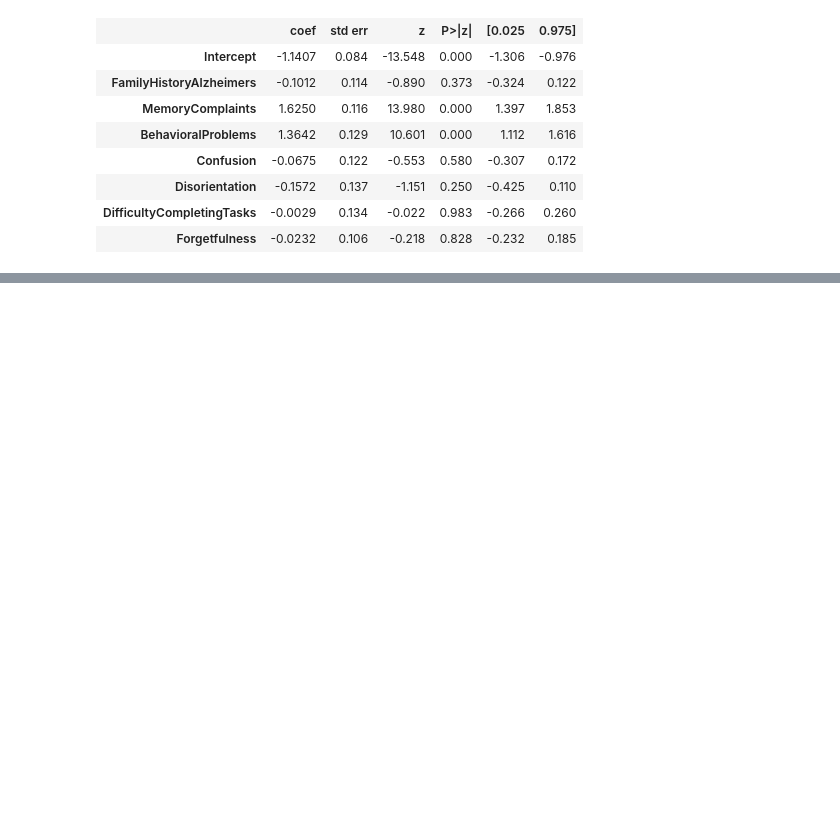
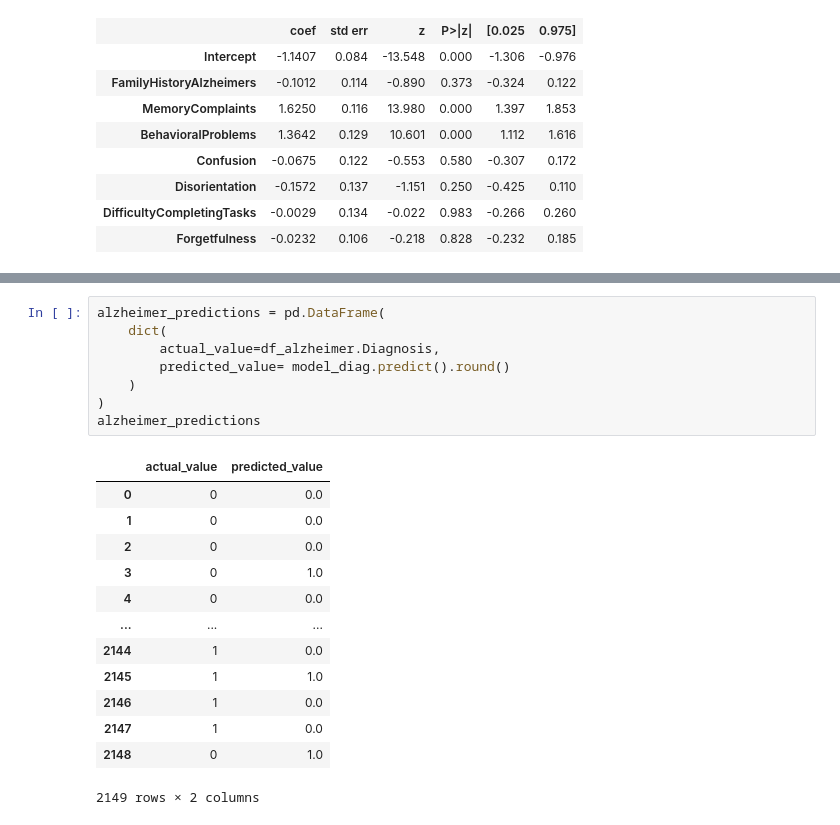
Before and after one commit to cesarmayta/BOOTCAMP_DSG1, a Jupyter notebook: dia3/09_ejercicios_regresione_logistica.ipynb, the cells around one changed output, grey strips where cells are left out. Cells and saved outputs as stored; diff of their text form; blank space fills up the shorter version.

```diff
--- a/dia3/09_ejercicios_regresione_logistica.ipynb
+++ b/dia3/09_ejercicios_regresione_logistica.ipynb
@@ -167,0 +190,22 @@ Logit Regression Results
+# %%
+alzheimer_predictions = pd.DataFrame(
+    dict(
+        actual_value=df_alzheimer.Diagnosis,
+        predicted_value= model_diag.predict().round()
+    )
+)
+alzheimer_predictions
+# %% [output]
+|  | actual_value | predicted_value |
+| 0 | 0 | 0.0 |
+| 1 | 0 | 0.0 |
+| 2 | 0 | 0.0 |
+| 3 | 0 | 1.0 |
+| 4 | 0 | 0.0 |
+| ... | ... | ... |
+| 2144 | 1 | 0.0 |
+| 2145 | 1 | 1.0 |
+| 2146 | 1 | 0.0 |
+| 2147 | 1 | 0.0 |
+| 2148 | 0 | 1.0 |
+2149 rows × 2 columns
```
Also changed, not shown: parts of 4 cells of this notebook.
